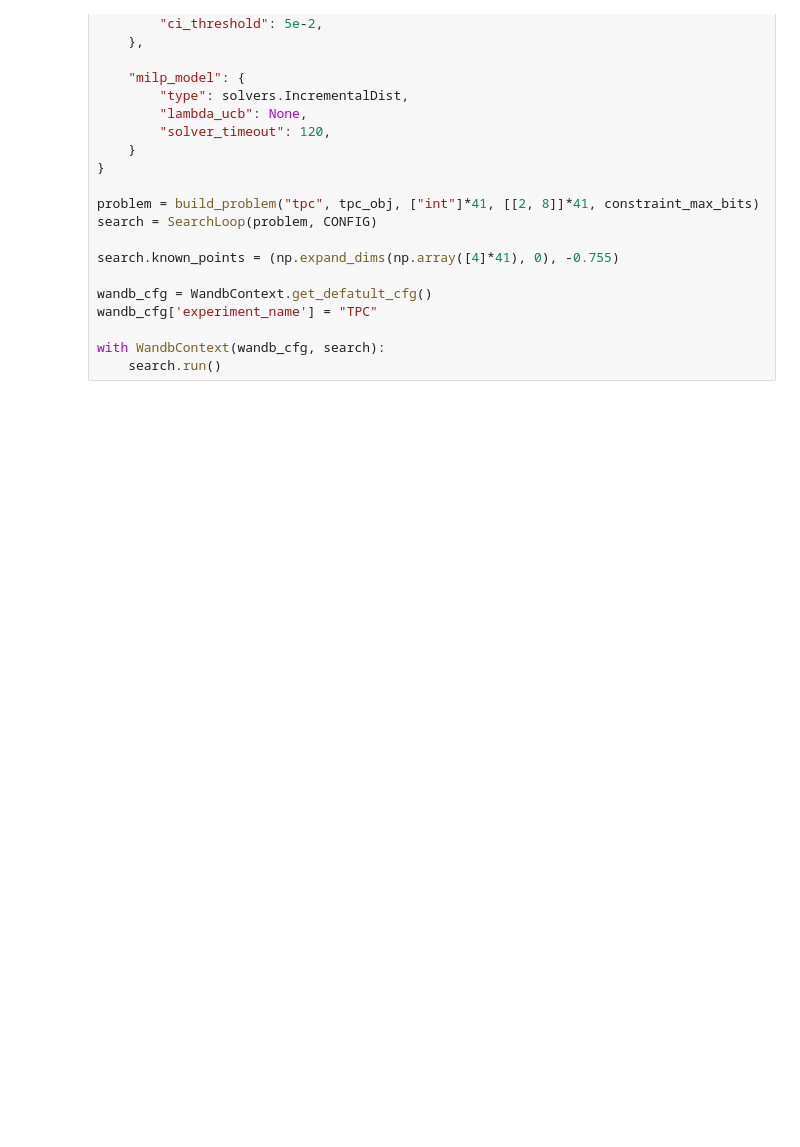
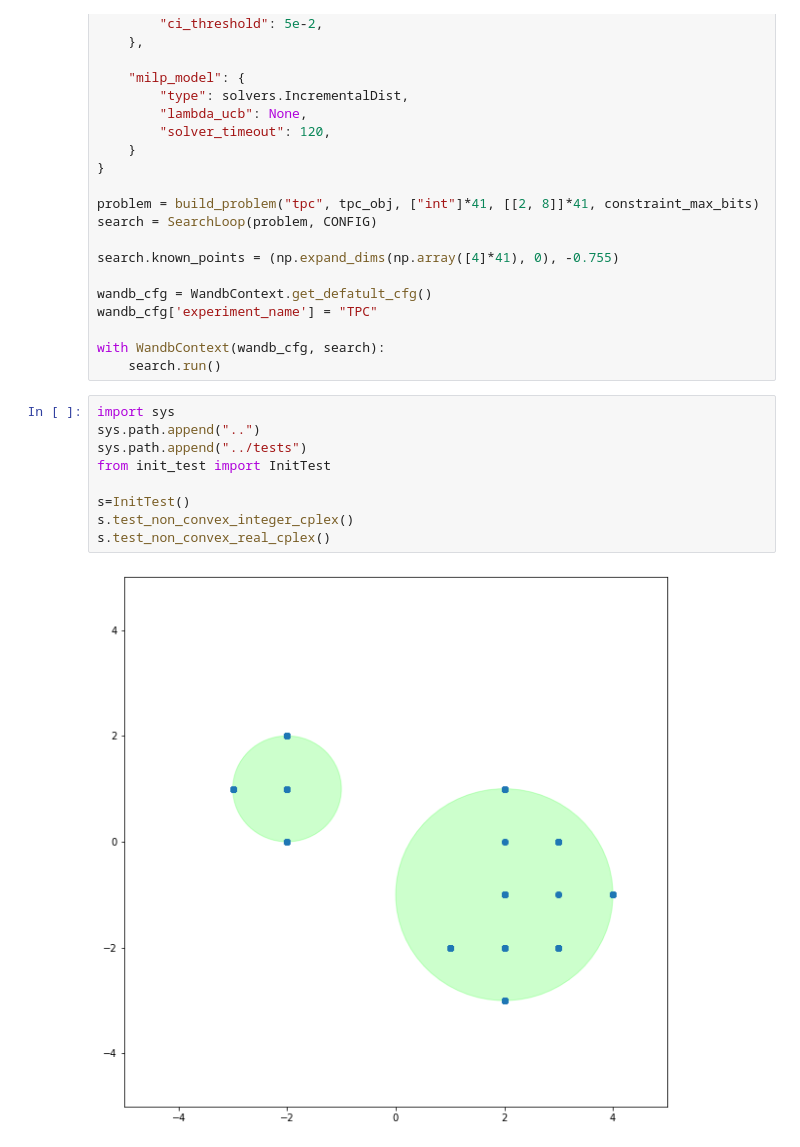
Before and after one commit to DanieleVeri/black-box-eml, a Jupyter notebook: notebooks/google_colab.ipynb, the cells around one changed output. Drawn from its saved outputs; the diff is of its cells as text; blank space fills up the shorter version.

Commit message:
WIP: add tests; ortools working backend; refactor; add experiments;

```diff
--- a/notebooks/google_colab.ipynb
+++ b/notebooks/google_colab.ipynb
@@ -64,3 +63,14 @@ wandb_cfg['experiment_name'] = "TPC"
 
 with WandbContext(wandb_cfg, search):
     search.run()
+# %%
+import sys
+sys.path.append("..")
+sys.path.append("../tests")
+from init_test import InitTest
+
+s=InitTest()
+s.test_non_convex_integer_cplex()
+s.test_non_convex_real_cplex()
+# %% [output]
+[figure, added]
```
Also changed, not shown: parts of 2 cells of this notebook, 46 other files.
